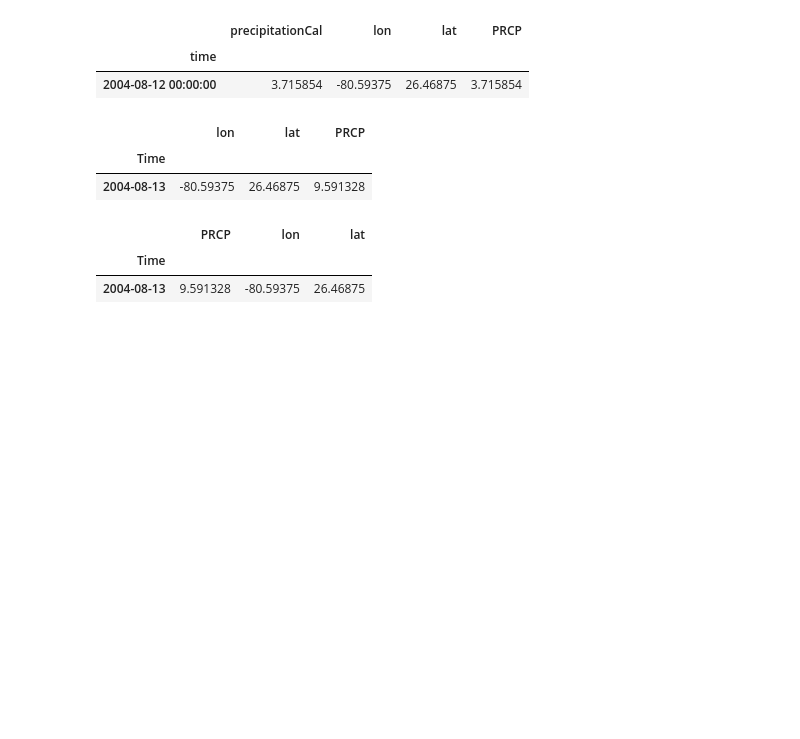
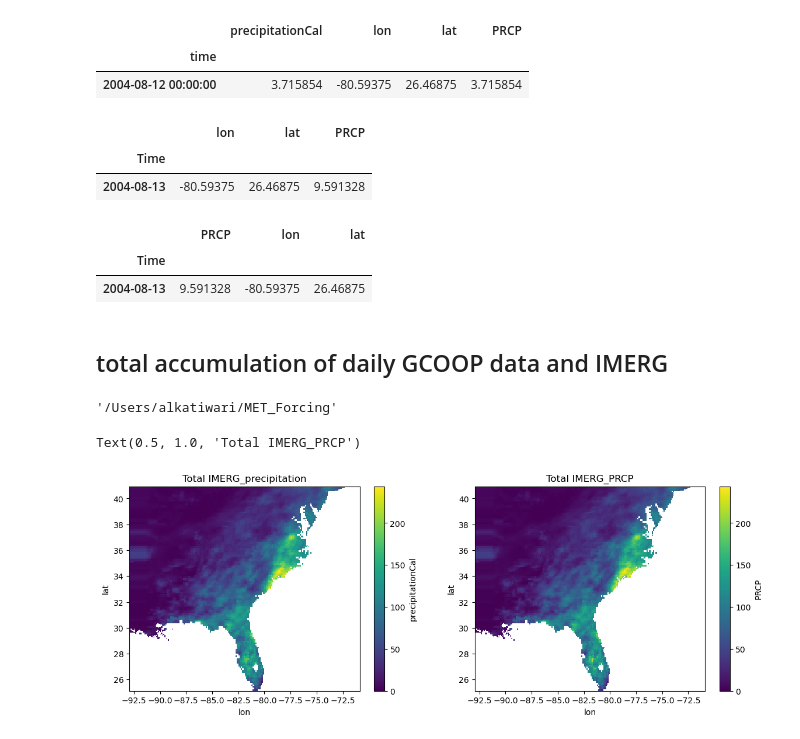
Before and after one commit to roccabye/ThirdPaper, a Jupyter notebook: Data_Processing/Process_IMERG_GCOOP_Daily.ipynb, the cells around one changed output. Drawn from its saved outputs; the diff is of its cells as text; code cells hidden in the pictures; blank space fills up the shorter version.

```diff
--- a/Data_Processing/Process_IMERG_GCOOP_Daily.ipynb
+++ b/Data_Processing/Process_IMERG_GCOOP_Daily.ipynb
@@ -221,3 +191,29 @@ dfg0
 |  | PRCP | lon | lat |
 | Time |  |  |  |
 | 2004-08-13 | 9.591328 | -80.59375 | 26.46875 |
+# %% [markdown]
+## total accumulation of daily GCOOP data and IMERG
+# %%
+# cdo enssum imerg* imerg_total.nc4
+
+data_dir_IMERG_total = 'Charley/Precip_Total/IMERG_total_Charley_Aug9_14.nc4' # raw data imerg
+IMERG_total_Charley = xr.open_dataset(data_dir_IMERG_total)
+# %%
+pwd
+# %% [output]
+'/Users/alkatiwari/MET_Forcing'
+# %%
+
+plt.figure(figsize=[14,10])
+plt.subplot(221)
+#lat=(25,35)
+#lon=(-84,-75)
+IMERG_total_Charley.precipitationCal.plot()
+#ds_IMERG_VIC.precipitationCal.plot(vmin=0, vmax=80)
+plt.title('Total IMERG_precipitation')
+plt.subplot(222)
+IMERG_total_Charley.PRCP.plot()
+plt.title('Total IMERG_PRCP')
+# %% [output]
+Text(0.5, 1.0, 'Total IMERG_PRCP')
+[figure, added]
```
Also changed, not shown: parts of 11 cells of this notebook.
